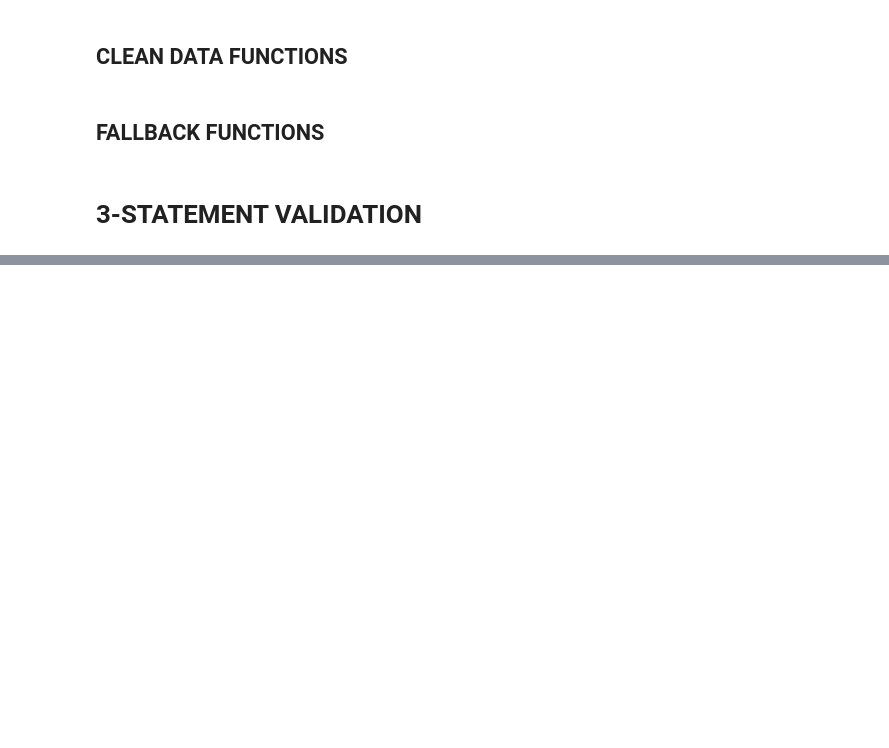
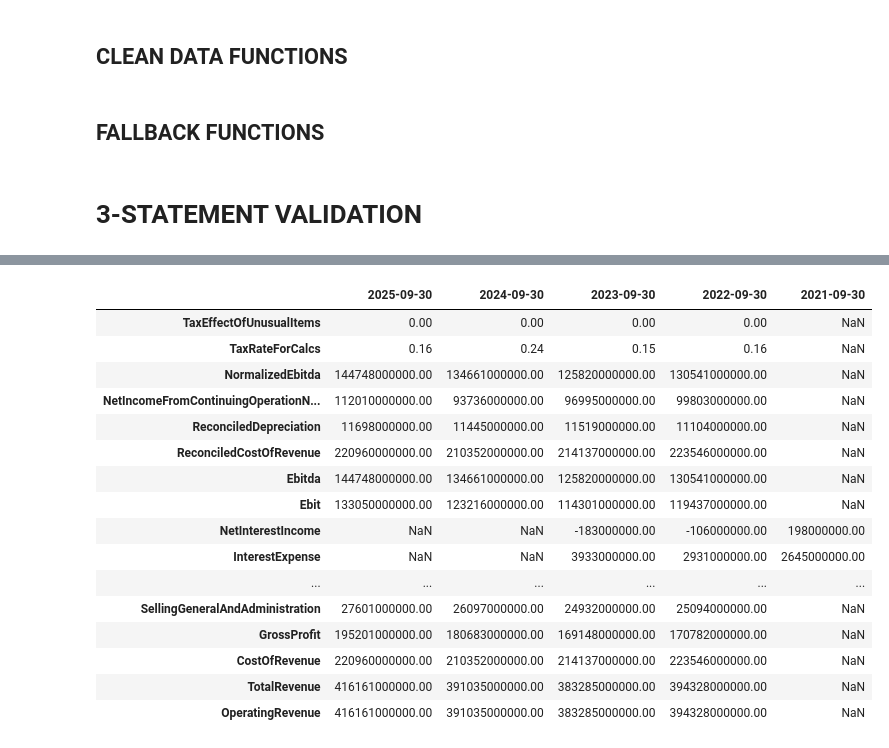
Before and after one commit to ashishmaharana188/financial_ETL_project, a Jupyter notebook: statementScrape.ipynb, the cells around one changed output, grey strips where cells are left out. Drawn from its saved outputs; the diff is of its cells as text; code cells hidden in the pictures; blank space fills up the shorter version.

```diff
--- a/statementScrape.ipynb
+++ b/statementScrape.ipynb
@@ -1416,23 +1417,24 @@ def apply_indirect_cash_flow_fallbacks(df, target_columns, df_is_calc=None, df_b
                     df.loc['DepreciationAndAmortization', common_cols].fillna(dep_diff)
 
         #  WORKING CAPITAL (Prior - Current)
-        if 'ChangeInAccountsReceivable' in df.index and 'Receivables' in bs_sorted.index:
-            ar_diff = -bs_sorted.loc['Receivables'].diff().fillna(0)
-            ar_diff.index = [c.strftime('%Y-%m-%d') for c in ar_diff.index]
-            df.loc['ChangeInAccountsReceivable', common_cols] = \
-                df.loc['ChangeInAccountsReceivable', common_cols].fillna(ar_diff)
 
-        if 'ChangeInInventory' in df.index and 'Inventory' in bs_sorted.index:
-            inv_diff = -bs_sorted.loc['Inventory'].diff().fillna(0)
-            inv_diff.index = [c.strftime('%Y-%m-%d') for c in inv_diff.index]
-            df.loc['ChangeInInventory', common_cols] = \
-                df.loc['ChangeInInventory', common_cols].fillna(inv_diff)
+        # ONLY use BS differences if the actual CF values are 0 or NaN
 
-        if 'ChangeInAccountsPayable' in df.index and 'PayablesAndAccruedExpenses' in bs_sorted.index:
-            ap_diff = bs_sorted.loc['PayablesAndAccruedExpenses'].diff().fillna(0)
-            ap_diff.index = [c.strftime('%Y-%m-%d') for c in ap_diff.index]
-            df.loc['ChangeInAccounts_Payable', common_cols] = \
-                df.loc['ChangeInAccountsPayable', common_cols].fillna(ap_diff)
+        if "ChangeInAccountsReceivable" in df.index and "Receivables" in bs_sorted.index:
+            ar_diff = -bs_sorted.loc["Receivables"].diff().fillna(0)
+            ar_diff.index = [c.strftime("%Y-%m-%d") for c in ar_diff.index]
+            # Replace NaNs or absolute 0s with the BS diff
+            df.loc["ChangeInAccountsReceivable", common_cols] = df.loc["ChangeInAccountsReceivable", common_cols].replace(0, np.nan).fillna(ar_diff).fillna(0)
+
+        if "ChangeInInventory" in df.index and "Inventory" in bs_sorted.index:
+            inv_diff = -bs_sorted.loc["Inventory"].diff().fillna(0)
+            inv_diff.index = [c.strftime("%Y-%m-%d") for c in inv_diff.index]
+            df.loc["ChangeInInventory", common_cols] = df.loc["ChangeInInventory", common_cols].replace(0, np.nan).fillna(inv_diff).fillna(0)
+
+        if "ChangeInAccountsPayable" in df.index and "PayablesAndAccruedExpenses" in bs_sorted.index:
+            ap_diff = bs_sorted.loc["PayablesAndAccruedExpenses"].diff().fillna(0)
+            ap_diff.index = [c.strftime("%Y-%m-%d") for c in ap_diff.index]
+            df.loc["ChangeInAccountsPayable", common_cols] = df.loc["ChangeInAccountsPayable", common_cols].replace(0, np.nan).fillna(ap_diff).fillna(0)
 
         # CASH ANCHORS
         if 'EndingCash' in df.index and 'CashCashEquivalentsAndShortTermInvestments' in bs_sorted.index:
@@ -1456,7 +1458,7 @@ def apply_indirect_cash_flow_fallbacks(df, target_columns, df_is_calc=None, df_b
     #Final Totals
     op_items = ['NetIncome', 'DepreciationAndAmortization', 'OtherNonCashAdjustments',
                 'ChangeInAccountsReceivable', 'ChangeInInventory',
-                'ChangeInAccountsPayable', 'OtherWorkingCapital_Changes']
+                'ChangeInAccountsPayable', 'OtherWorkingCapitalChanges']
     valid_op = [i for i in op_items if i in df.index]
     df.loc['TotalOperatingCashFlow'] = df.loc['TotalOperatingCashFlow'].fillna(df.loc[valid_op].sum())
 
@@ -1596,7 +1598,8 @@ def validate_financial_statements(df_is, df_bs, df_cf, df_indirect_cf=None):
                              df_indirect_cf['ChangeInInventory'] +
                              df_indirect_cf['ChangeInAccountsPayable'] +
                              df_indirect_cf['OtherWorkingCapitalChanges'] +
-                             df_indirect_cf['IncomeTaxPaid'].fillna(0))
+                            df_indirect_cf['IncomeTaxPaid'].fillna(0))
+
         else:
             calc_ocf_base = (df_indirect_cf['NetIncome'] +
                              df_indirect_cf['DepreciationAndAmortization'] +
@@ -1604,8 +1607,8 @@ def validate_financial_statements(df_is, df_bs, df_cf, df_indirect_cf=None):
                              df_indirect_cf['ChangeInAccountsReceivable'] +
                              df_indirect_cf['ChangeInInventory'] +
                              df_indirect_cf['ChangeInAccountsPayable'] +
-                             df_indirect_cf['OtherWorkingCapitalChanges'] +
-                             df_indirect_cf['IncomeTaxPaid'].fillna(0))
+                             df_indirect_cf['OtherWorkingCapitalChanges'])
+                            # df_indirect_cf['IncomeTaxPaid'].fillna(0))
 
         # Base Calculations for Investing and Financing
         calc_icf_base = (df_indirect_cf['CapExPurchaseOfPPE'] +
@@ -1690,7 +1693,7 @@ def validate_financial_statements(df_is, df_bs, df_cf, df_indirect_cf=None):
     else:
         return audit_report
 # %%
-target_tickers = ["TATAPOWER.NS"]
+target_tickers = ["AAPL"]
 failed_tickers = []
 
 print("\n" + "="*40)
@@ -1913,0 +1875,21 @@ Name: Mar 2024, dtype: int64
+# %%
+dfIS = dfIncomeStatementY
+display(dfIS)
+# %% [output]
+|  | 2025-09-30 | 2024-09-30 | 2023-09-30 | 2022-09-30 | 2021-09-30 |
+| TaxEffectOfUnusualItems | 0.00 | 0.00 | 0.00 | 0.00 | NaN |
+| TaxRateForCalcs | 0.16 | 0.24 | 0.15 | 0.16 | NaN |
+| NormalizedEbitda | 144748000000.00 | 134661000000.00 | 125820000000.00 | 130541000000.00 | NaN |
+| NetIncomeFromContinuingOperationN... | 112010000000.00 | 93736000000.00 | 96995000000.00 | 99803000000.00 | NaN |
+| ReconciledDepreciation | 11698000000.00 | 11445000000.00 | 11519000000.00 | 11104000000.00 | NaN |
+| ReconciledCostOfRevenue | 220960000000.00 | 210352000000.00 | 214137000000.00 | 223546000000.00 | NaN |
+| Ebitda | 144748000000.00 | 134661000000.00 | 125820000000.00 | 130541000000.00 | NaN |
+| Ebit | 133050000000.00 | 123216000000.00 | 114301000000.00 | 119437000000.00 | NaN |
+| NetInterestIncome | NaN | NaN | -183000000.00 | -106000000.00 | 198000000.00 |
+| InterestExpense | NaN | NaN | 3933000000.00 | 2931000000.00 | 2645000000.00 |
+| ... | ... | ... | ... | ... | ... |
+| SellingGeneralAndAdministration | 27601000000.00 | 26097000000.00 | 24932000000.00 | 25094000000.00 | NaN |
+| GrossProfit | 195201000000.00 | 180683000000.00 | 169148000000.00 | 170782000000.00 | NaN |
+| CostOfRevenue | 220960000000.00 | 210352000000.00 | 214137000000.00 | 223546000000.00 | NaN |
+| TotalRevenue | 416161000000.00 | 391035000000.00 | 383285000000.00 | 394328000000.00 | NaN |
+| OperatingRevenue | 416161000000.00 | 391035000000.00 | 383285000000.00 | 394328000000.00 | NaN |
```
Also changed, not shown: parts of 6 cells of this notebook, 3 other files.
